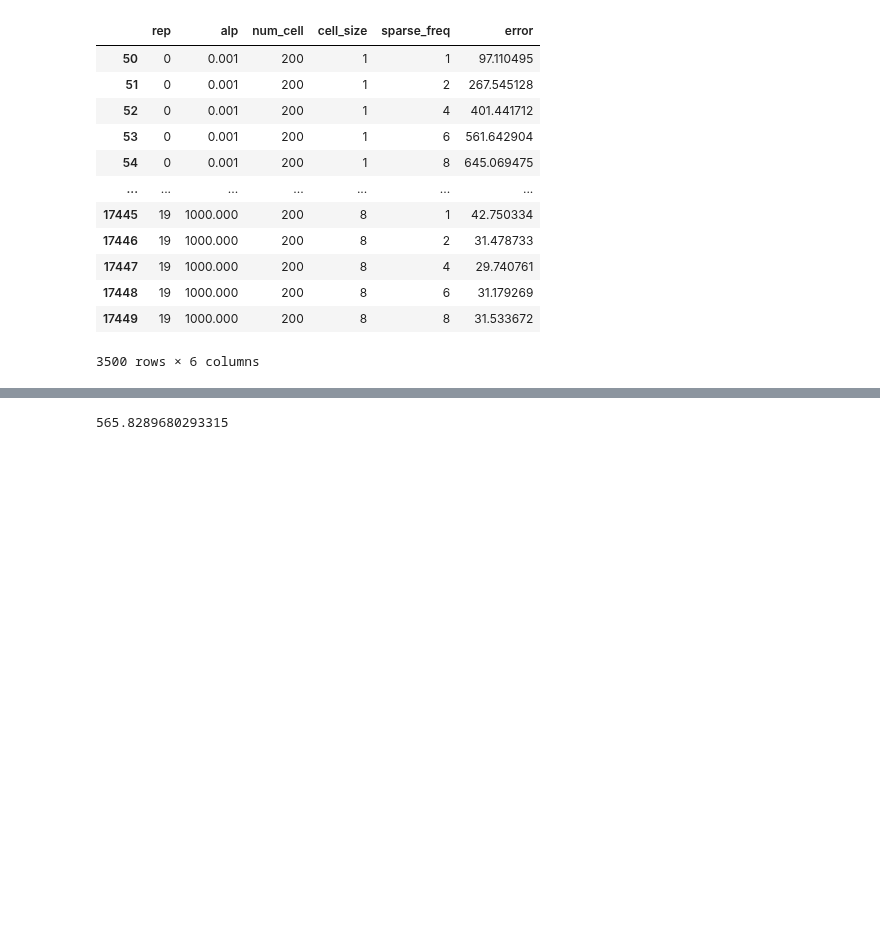
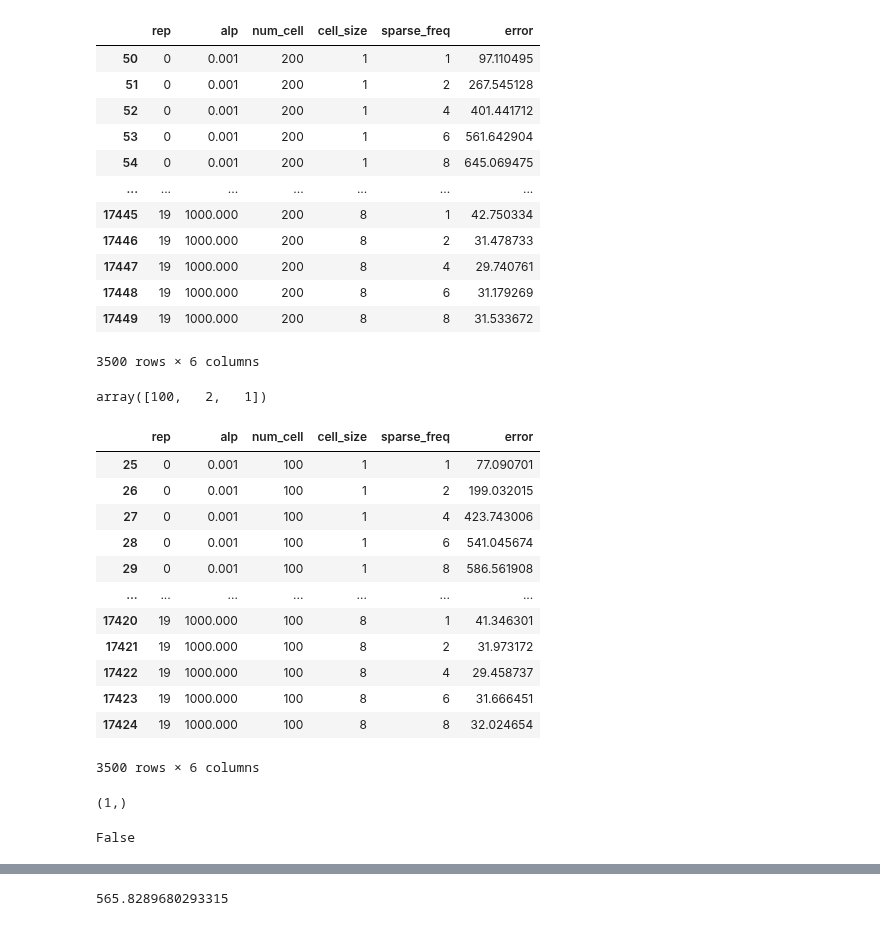
Before and after one commit to qkstngus000/Visual-Compressive-Sensing, a Jupyter notebook: experiment/method_figures/optimal_alpha_vs_error.ipynb, the cells around one changed output, grey strips where cells are left out. Drawn from its saved outputs; the diff is of its cells as text; code cells hidden in the pictures; blank space fills up the shorter version.

```diff
--- a/experiment/method_figures/optimal_alpha_vs_error.ipynb
+++ b/experiment/method_figures/optimal_alpha_vs_error.ipynb
@@ -158,0 +137,32 @@ def alpha_error(img, pixel_data, gaussian_data, V1_data):
+# %%
+V1_df_mean = V1_df.groupby(list(V1_df.columns[1:-1]),
+                                           as_index = False).mean().drop('rep', axis=1)
+V1_df_mean.loc[V1_df_mean['error'] == V1_df_mean['error'].
+                                                median()][['num_cell', 'cell_size', 'sparse_freq']].values.squeeze()
+# %% [output]
+array([100,   2,   1])
+# %%
+num = 100
+V1_df.loc[V1_df["num_cell"] == num]
+# %% [output]
+|  | rep | alp | num_cell | cell_size | sparse_freq | error |
+| 25 | 0 | 0.001 | 100 | 1 | 1 | 77.090701 |
+| 26 | 0 | 0.001 | 100 | 1 | 2 | 199.032015 |
+| 27 | 0 | 0.001 | 100 | 1 | 4 | 423.743006 |
+| 28 | 0 | 0.001 | 100 | 1 | 6 | 541.045674 |
+| 29 | 0 | 0.001 | 100 | 1 | 8 | 586.561908 |
+| ... | ... | ... | ... | ... | ... | ... |
+| 17420 | 19 | 1000.000 | 100 | 8 | 1 | 41.346301 |
+| 17421 | 19 | 1000.000 | 100 | 8 | 2 | 31.973172 |
+| 17422 | 19 | 1000.000 | 100 | 8 | 4 | 29.458737 |
+| 17423 | 19 | 1000.000 | 100 | 8 | 6 | 31.666451 |
+| 17424 | 19 | 1000.000 | 100 | 8 | 8 | 32.024654 |
+3500 rows × 6 columns
+# %%
+gaussian_param_df['num_cell'].unique().shape
+# %% [output]
+(1,)
+# %%
+V1_df['num_cell'].unique().shape == gaussian_param_df['num_cell'].unique().shape
+# %% [output]
+False
```
Also changed, not shown: parts of 15 cells of this notebook, 1 other file.
